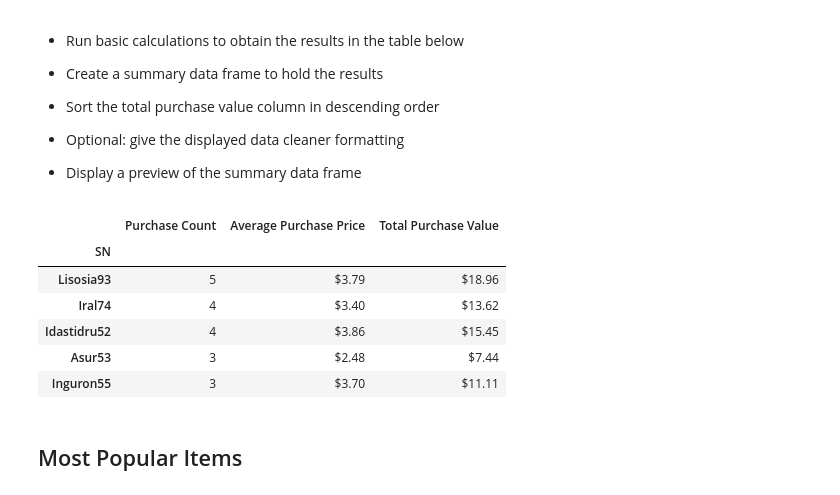
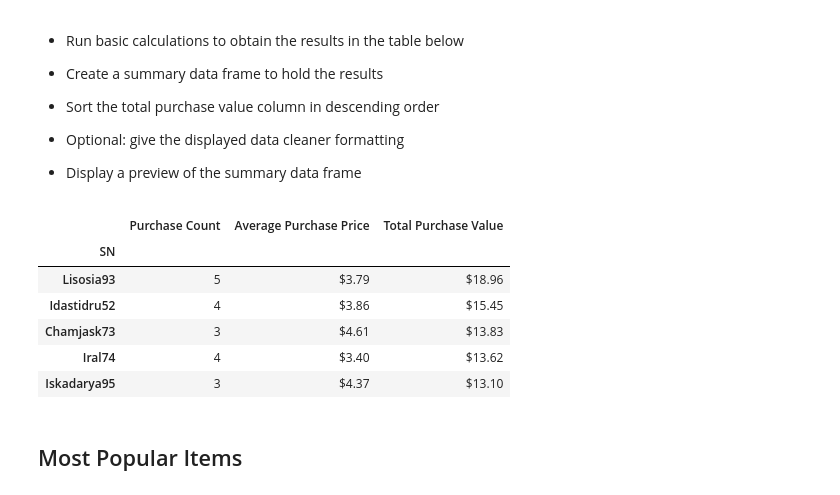
Before and after one commit to meghanvl/game_analysis, a Jupyter notebook: HeroesOfPymoli/HeroesOfPymoli_starter.ipynb, the cells around one changed output. Cells and saved outputs as stored; diff of their text form; code cells hidden in the pictures.

Commit message:
fixed purchasing analysis age ranges and sort value for top spenders

```diff
--- a/HeroesOfPymoli/HeroesOfPymoli_starter.ipynb
+++ b/HeroesOfPymoli/HeroesOfPymoli_starter.ipynb
@@ -204,21 +203,21 @@ age_summary
 # %%
 players_group = purchase_data.groupby("SN")
 purchase_count = players_group.count()["Purchase ID"]
 average_purchase = players_group.mean()["Price"]
 total_purchase = players_group.sum()["Price"]
 spender_summary = pd.DataFrame({"Purchase Count": purchase_count, "Average Purchase Price": average_purchase,
                                 "Total Purchase Value": total_purchase})
-spender_summary = spender_summary.sort_values("Purchase Count", ascending=False).head()
+spender_summary = spender_summary.sort_values("Total Purchase Value", ascending=False).head()
 spender_summary = spender_summary.style.format({"Average Purchase Price": "${:.2f}", "Total Purchase Value": "${:.2f}"})
 spender_summary
 # %% [output]
 |  | Purchase Count | Average Purchase Price | Total Purchase Value |
 | SN |  |  |  |
 | Lisosia93 | 5 | $3.79 | $18.96 |
+| Idastidru52 | 4 | $3.86 | $15.45 |
+| Chamjask73 | 3 | $4.61 | $13.83 |
 | Iral74 | 4 | $3.40 | $13.62 |
-| Idastidru52 | 4 | $3.86 | $15.45 |
-| Asur53 | 3 | $2.48 | $7.44 |
-| Inguron55 | 3 | $3.70 | $11.11 |
+| Iskadarya95 | 3 | $4.37 | $13.10 |
 # %% [markdown]
 ## Most Popular Items
 # %% [markdown]
```
Also changed, not shown: parts of 1 cell of this notebook.
